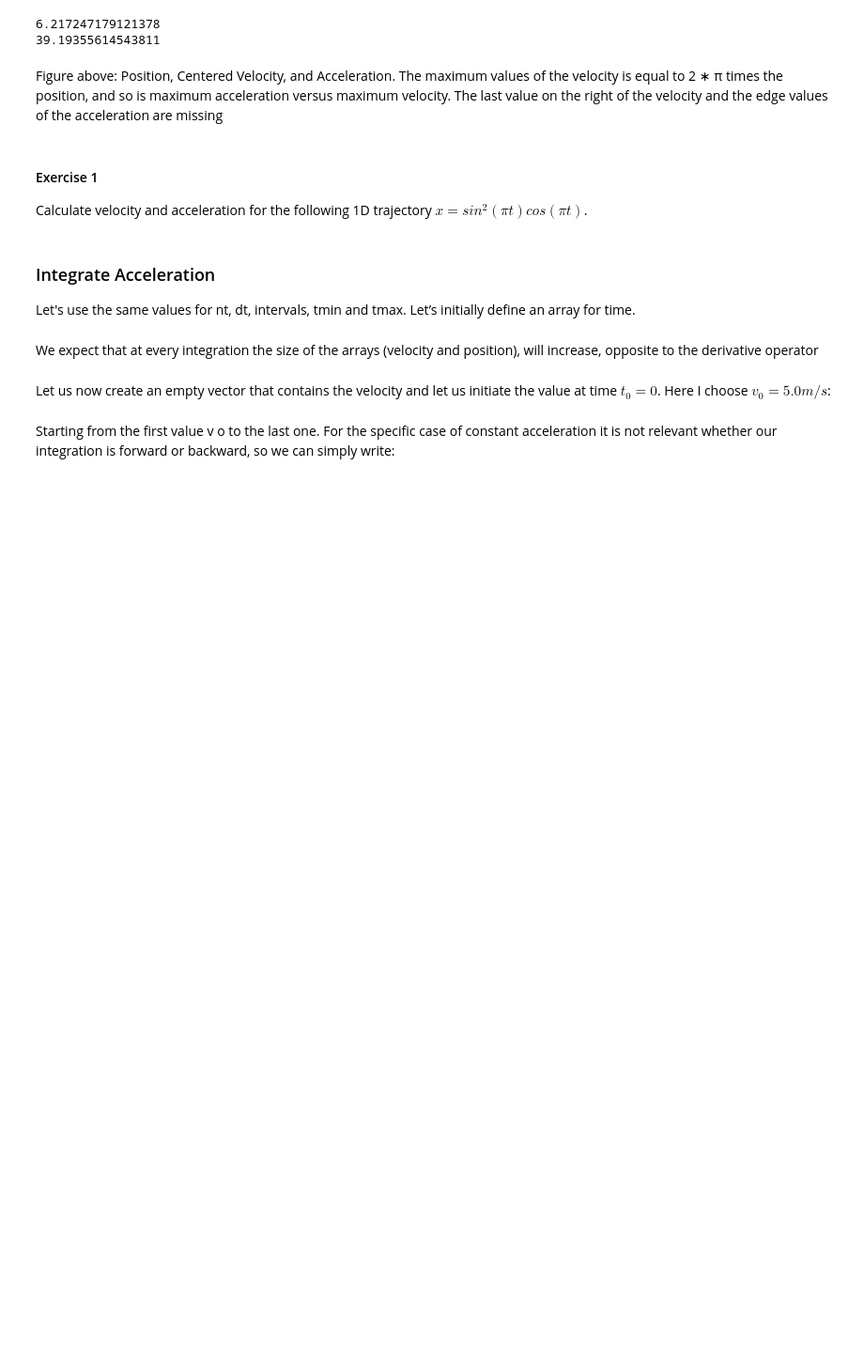
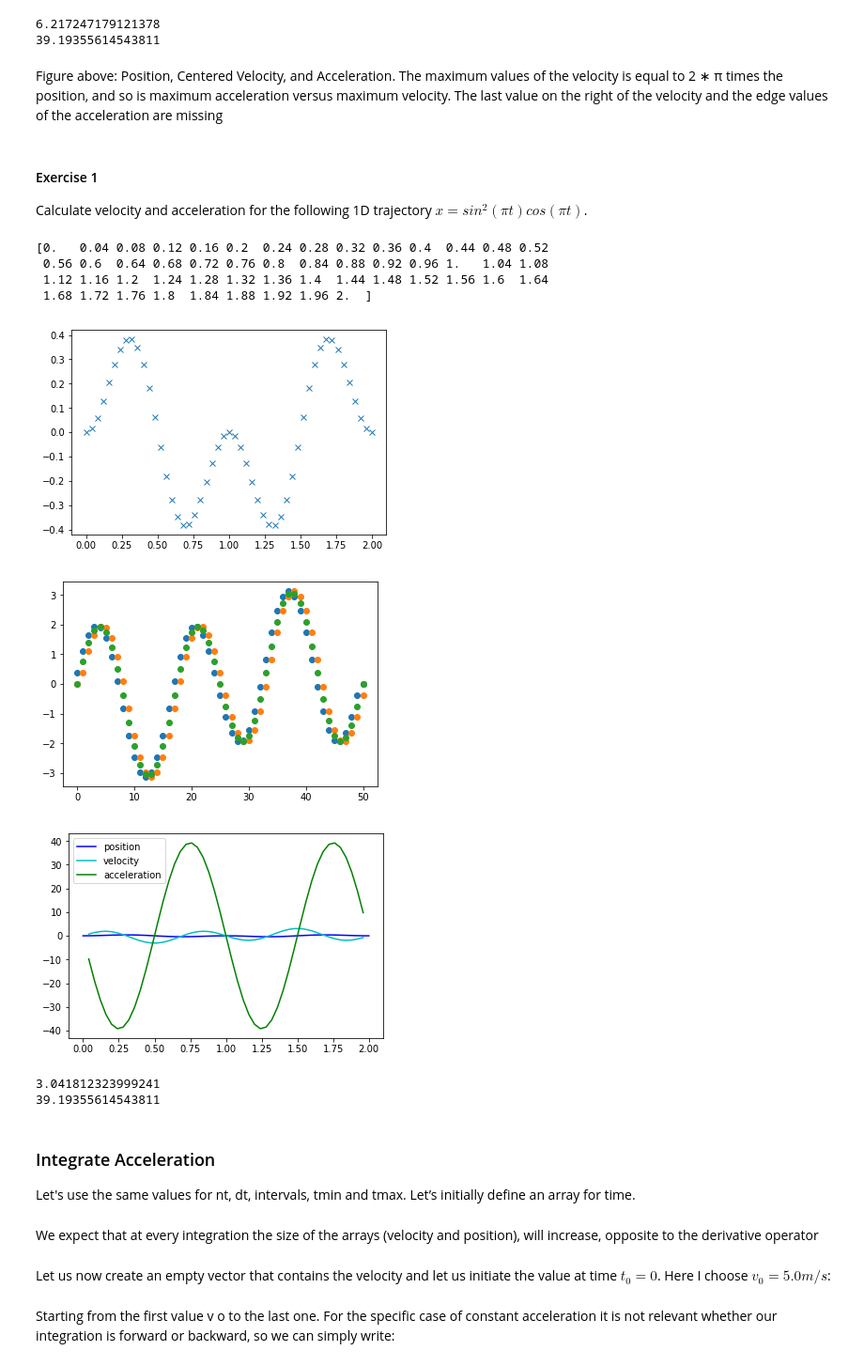
Before and after one commit to gabersyd/Computational-Planetary-Physics-Course, a Jupyter notebook: Experience 04 Kinematics 2021.ipynb, the cells around one changed output. Shown at 94% size. Drawn from its saved outputs; the diff is of its cells as text; code cells hidden in the pictures; blank space fills up the shorter version.

```diff
--- a/Experience 04 Kinematics 2021.ipynb
+++ b/Experience 04 Kinematics 2021.ipynb
@@ -154,6 +153,51 @@ the right of the velocity and the edge values of the acceleration are missing
 #### Exercise 1
 
 Calculate velocity and acceleration for the following 1D trajectory $x=sin^2(\pi t)cos(\pi t)$.
+# %%
+tmax = 2.0 #ending time in seconds
+tmin = 0.0 #starting time
+intervals = 50 #number of divisins on time interval
+dt =(tmax-tmin) / intervals #time stepping
+nt = intervals + 1
+time = np.arange(nt) * dt
+print(time)
+
+x=np.zeros(nt) #setting Initial position to zero
+x[0:nt]=(np.sin(np.pi*time[0:nt]))**2*np.cos(np.pi*time[0:nt])
+plt.plot(time,x,'x')
+plt.show()
+
+dxdtForward = np.zeros(nt)
+dxdtBackward = np.zeros(nt)
+dxdtCentered = np.zeros(nt)
+
+dxdtForward[0:nt-1] = (x[1:nt]-x[0:nt-1])/dt
+dxdtBackward[1:nt] = (x[1:nt]-x[0:nt-1])/dt
+
+plt.plot(dxdtForward,'o')
+plt.plot(dxdtBackward,'o')
+dxdtCentered[1:nt-1] = 0.5 * (dxdtForward[1:nt-1] + dxdtBackward[1:nt-1])
+plt.plot(dxdtCentered,'o')
+plt.show()
+
+plt.plot(time,x,color='b',label='position')
+plt.plot(time[1:nt-1],dxdtCentered[1:nt-1],color='c',label='velocity')
+plt.plot(time[1:nt-1],d2xdt2,'g',label='acceleration')
+plt.legend(loc='upper left')
+plt.show()
+
+print(dxdtCentered.max())
+print(d2xdt2.max())
+# %% [output]
+[0.   0.04 0.08 0.12 0.16 0.2  0.24 0.28 0.32 0.36 0.4  0.44 0.48 0.52
+ 0.56 0.6  0.64 0.68 0.72 0.76 0.8  0.84 0.88 0.92 0.96 1.   1.04 1.08
+ 1.12 1.16 1.2  1.24 1.28 1.32 1.36 1.4  1.44 1.48 1.52 1.56 1.6  1.64
+ 1.68 1.72 1.76 1.8  1.84 1.88 1.92 1.96 2.  ]
+[figure, added]
+[figure, added]
+[figure, added]
+3.041812323999241
+39.19355614543811
 # %% [markdown]
 ### Integrate Acceleration
 
```
Also changed, not shown: parts of 17 cells of this notebook.
